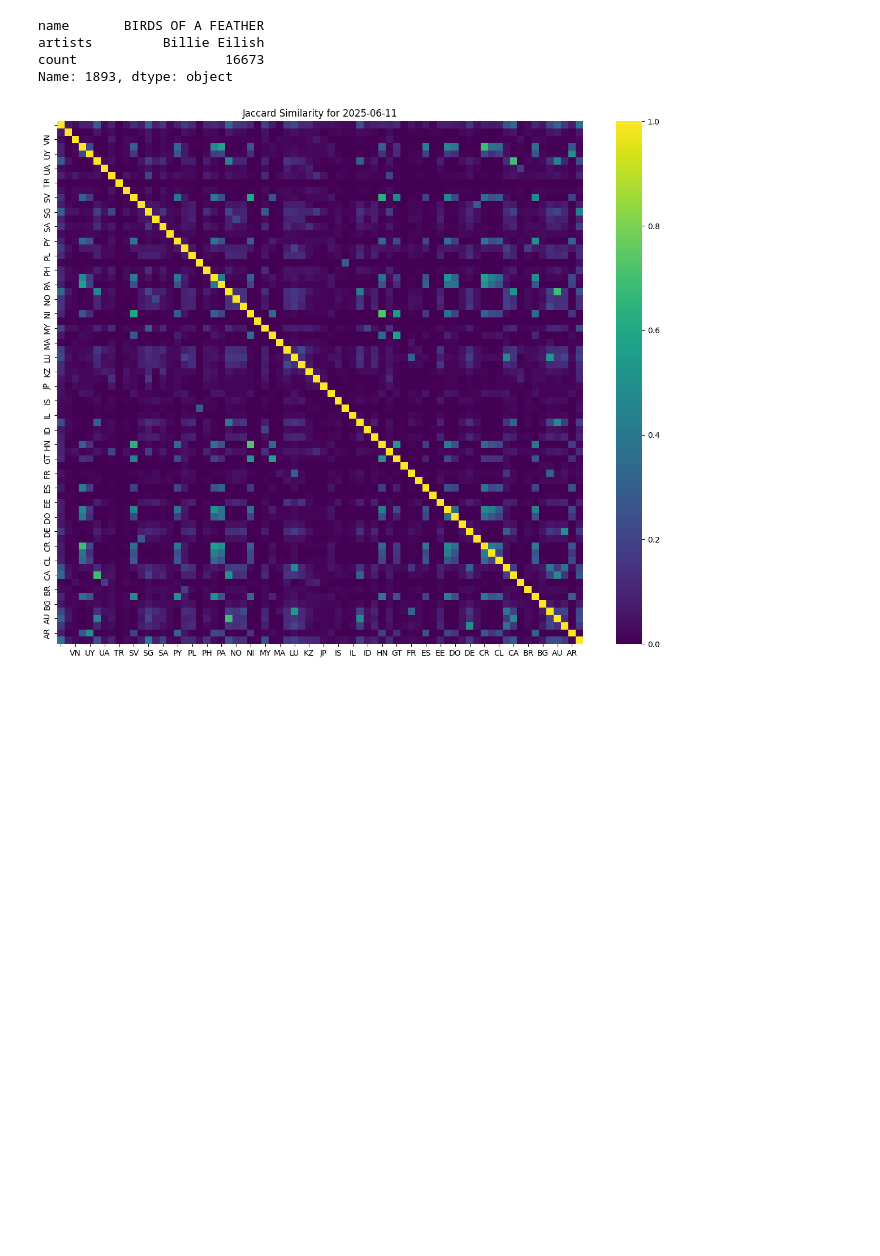
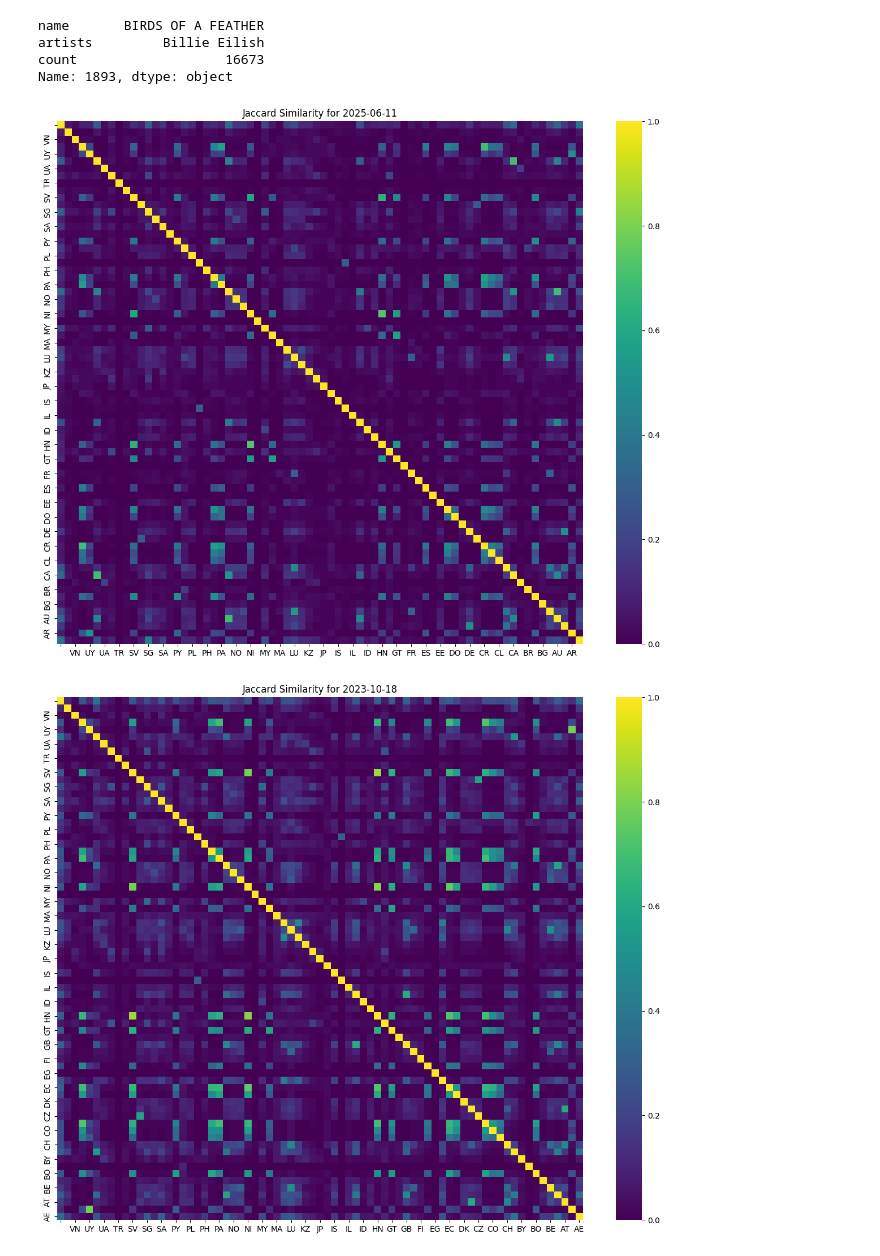
Before and after one commit to tobe0804/kaggle_spotify, a Jupyter notebook: main.ipynb, the cells around one changed output. Saved outputs shown, nothing was run; the diff lists cells and outputs as text; code cells hidden in the pictures; blank space fills up the shorter version.

Commit message:
latest and oldest date

```diff
--- a/main.ipynb
+++ b/main.ipynb
@@ -160,25 +160,50 @@ artists         Billie Eilish
 count                   16673
 Name: 1893, dtype: object
 # %%
+""" LATEST DATE """
+
 latest_date = df['snapshot_date'].max()
 df_latest = df[df['snapshot_date'] == latest_date]
 
 countries = df_latest['country'].unique()
 sets = {c: set(df_latest[df_latest['country']==c]['spotify_id']) for c in countries}
 
 
 # Jaccard matrix for latest date
 matrix = pd.DataFrame(index=countries, columns=countries, dtype=float)
 for a in countries:
     for b in countries:
         inter = sets[a].intersection(sets[b])
         union = sets[a].union(sets[b])
         matrix.loc[a,b] = len(inter)/len(union) if union else np.nan
 
 # create heatmap
 plt.figure(figsize=(15,12))
 sns.heatmap(matrix, cmap='viridis')
 plt.title(f'Jaccard Similarity for {latest_date}')
 plt.show()
+
+""" OLDEST DATE """
+oldest_date = df['snapshot_date'].min()
+df_oldest = df[df['snapshot_date'] == oldest_date]
+
+countries = df_oldest['country'].unique()
+sets = {c: set(df_oldest[df_oldest['country']==c]['spotify_id']) for c in countries}
+
+
+# Jaccard matrix for latest date
+matrix = pd.DataFrame(index=countries, columns=countries, dtype=float)
+for a in countries:
+    for b in countries:
+        inter = sets[a].intersection(sets[b])
+        union = sets[a].union(sets[b])
+        matrix.loc[a,b] = len(inter)/len(union) if union else np.nan
+
+# create heatmap
+plt.figure(figsize=(15,12))
+sns.heatmap(matrix, cmap='viridis')
+plt.title(f'Jaccard Similarity for {oldest_date}')
+plt.show()
 # %% [output]
 [figure]
+[figure, added]
```
Also changed, not shown: parts of 1 cell of this notebook.
